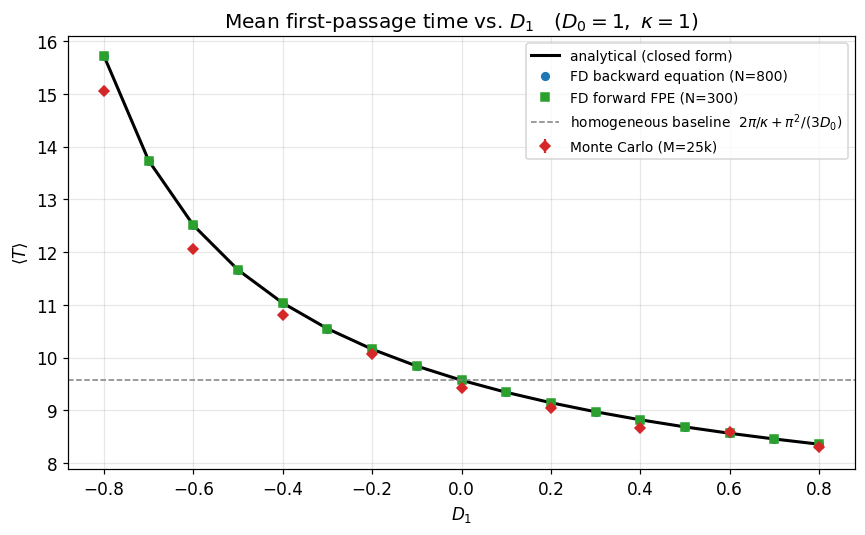
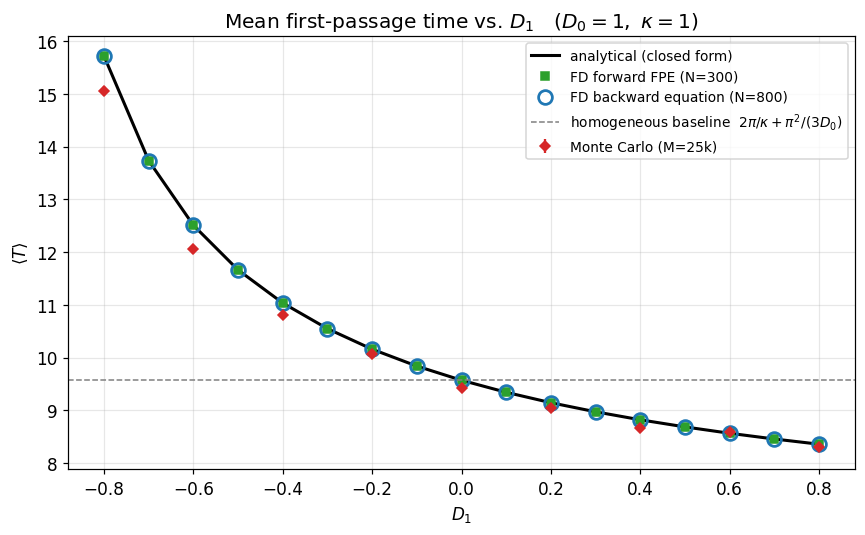
The change to this notebook cell's code, shown as a diff; its figure went from the first image to the second:
--- before
+++ after
@@ -1,6 +1,7 @@
 fig, ax = plt.subplots(figsize=(8, 5))
 ax.plot(D1_sweep, T_an, "-", color="k", lw=2.0, label="analytical (closed form)")
-ax.plot(D1_sweep, T_fd, "o", color="#1f77b4", ms=5, label="FD backward equation (N=800)")
 ax.plot(D1_sweep, T_fw, "s", color="#2ca02c", ms=5, label="FD forward FPE (N=300)")
+ax.plot(D1_sweep, T_fd, "o", mfc="none", mec="#1f77b4", mew=1.8, ms=9,
+        label="FD backward equation (N=800)")
 ax.errorbar(D1_mc, T_mc_vals, yerr=T_mc_stderr, fmt="D", color="#d62728",
             ms=5, label="Monte Carlo (M=25k)")

Commit: readme